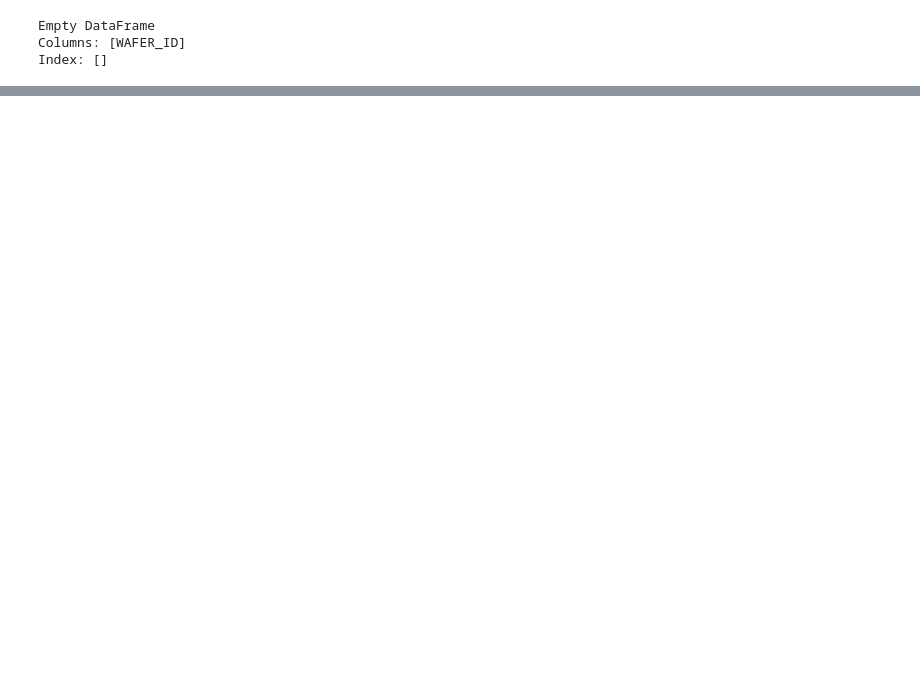
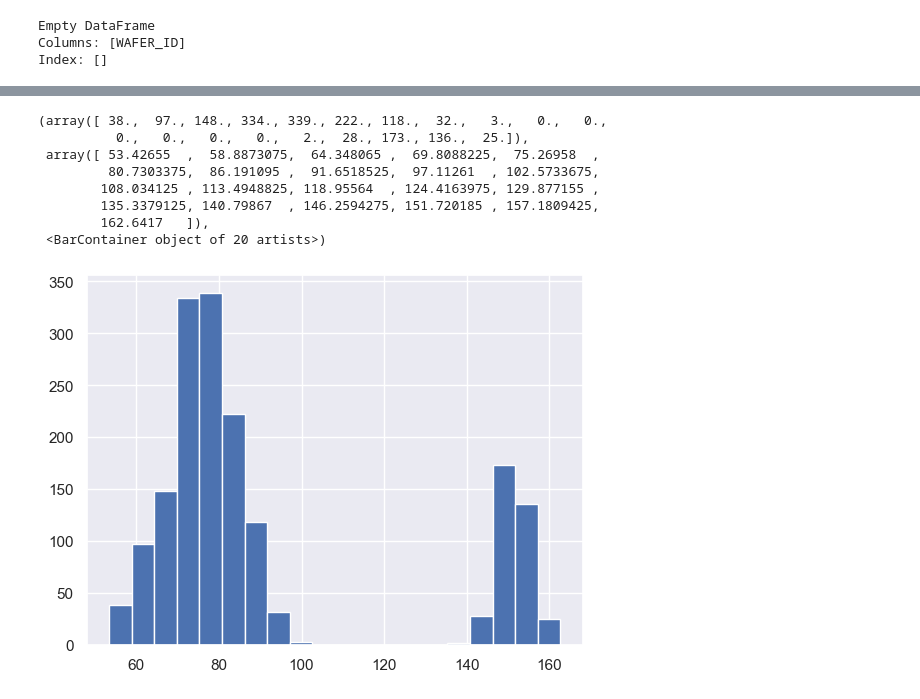
Before and after one commit to sadia575/featureengineering, a Jupyter notebook: notebook/featureengineering.ipynb, the cells around one changed output, grey strips where cells are left out. Saved outputs shown, nothing was run; the diff lists cells and outputs as text; code cells hidden in the pictures; blank space fills up the shorter version.

```diff
--- a/notebook/featureengineering.ipynb
+++ b/notebook/featureengineering.ipynb
@@ -280,0 +251,15 @@ scores_mlp = cross_val_score(model_mlp, df1_selected_features, df1_output, cv=5)
+# %%
+copy_data = training_set.copy()
+copy_data = copy_data[copy_data['AVG_REMOVAL_RATE'] < 300]
+# %%
+plt.hist(copy_data['AVG_REMOVAL_RATE'], bins=20)
+# %% [output]
+(array([ 38.,  97., 148., 334., 339., 222., 118.,  32.,   3.,   0.,   0.,
+          0.,   0.,   0.,   0.,   2.,  28., 173., 136.,  25.]),
+ array([ 53.42655  ,  58.8873075,  64.348065 ,  69.8088225,  75.26958  ,
+         80.7303375,  86.191095 ,  91.6518525,  97.11261  , 102.5733675,
+        108.034125 , 113.4948825, 118.95564  , 124.4163975, 129.877155 ,
+        135.3379125, 140.79867  , 146.2594275, 151.720185 , 157.1809425,
+        162.6417   ]),
+ <BarContainer object of 20 artists>)
+[figure, added]
```
Also changed, not shown: parts of 42 cells of this notebook, 3 other files.
